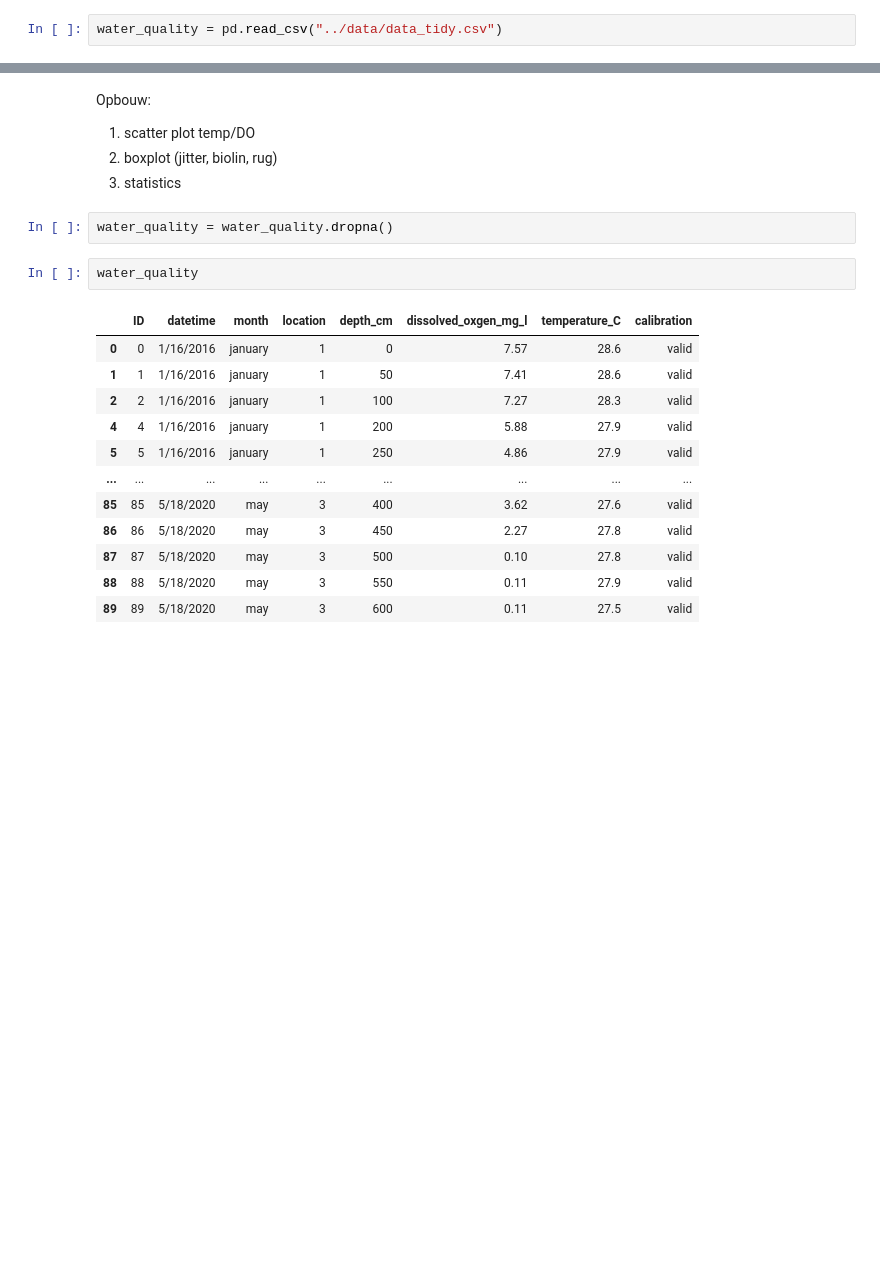
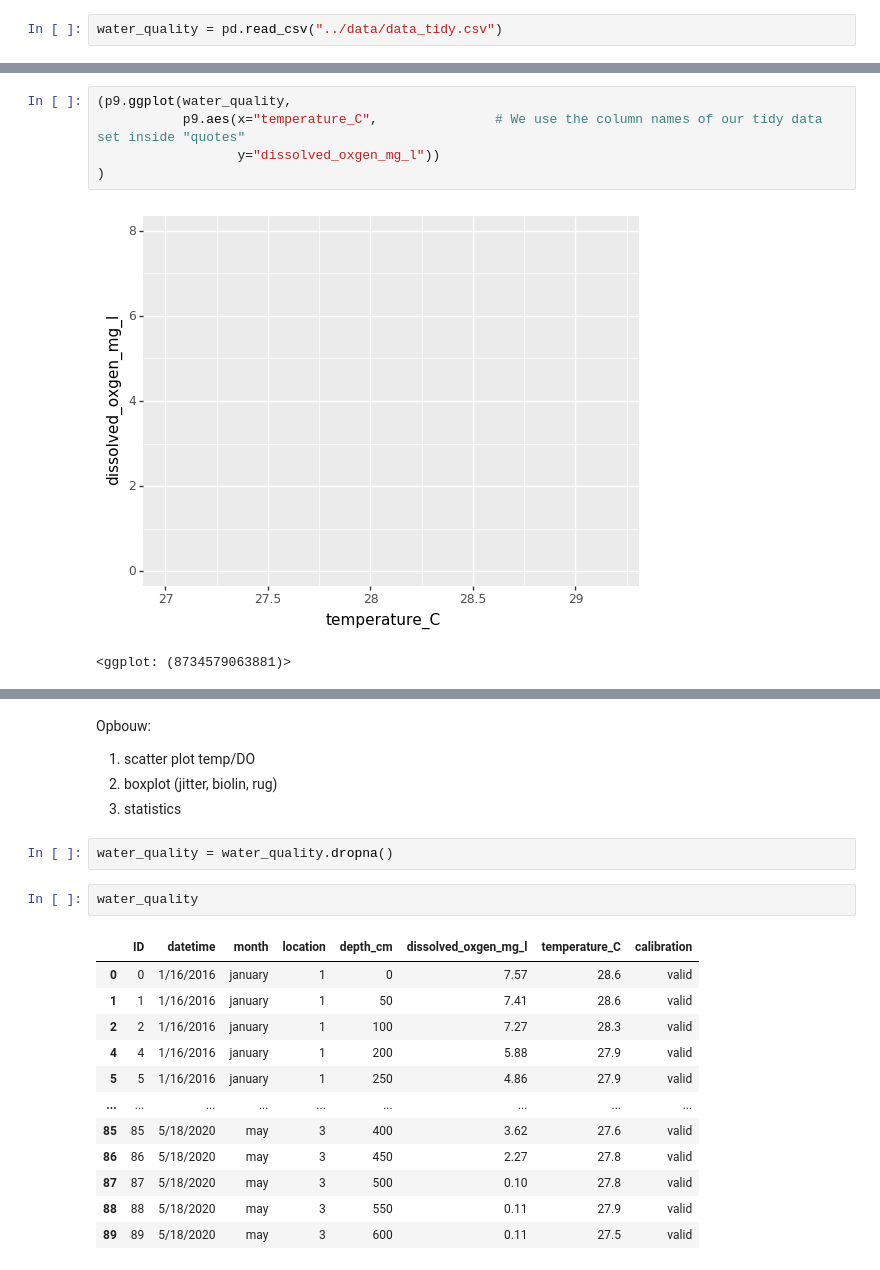
Before and after one commit to stijnvanhoey/workshop_ywp20, a Jupyter notebook: src/visualisations.ipynb, the cells around one changed output, grey strips where cells are left out. Saved outputs shown, nothing was run; the diff lists cells and outputs as text; blank space fills up the shorter version.

```diff
--- a/src/visualisations.ipynb
+++ b/src/visualisations.ipynb
@@ -62,0 +81,8 @@ Name: temperature_C, dtype: float64
+# %%
+(p9.ggplot(water_quality,
+           p9.aes(x="temperature_C",               # We use the column names of our tidy data set inside "quotes"
+                  y="dissolved_oxgen_mg_l"))
+)
+# %% [output]
+[figure, added]
+<ggplot: (8734579063881)>
```
Also changed, not shown: parts of 59 cells of this notebook.
